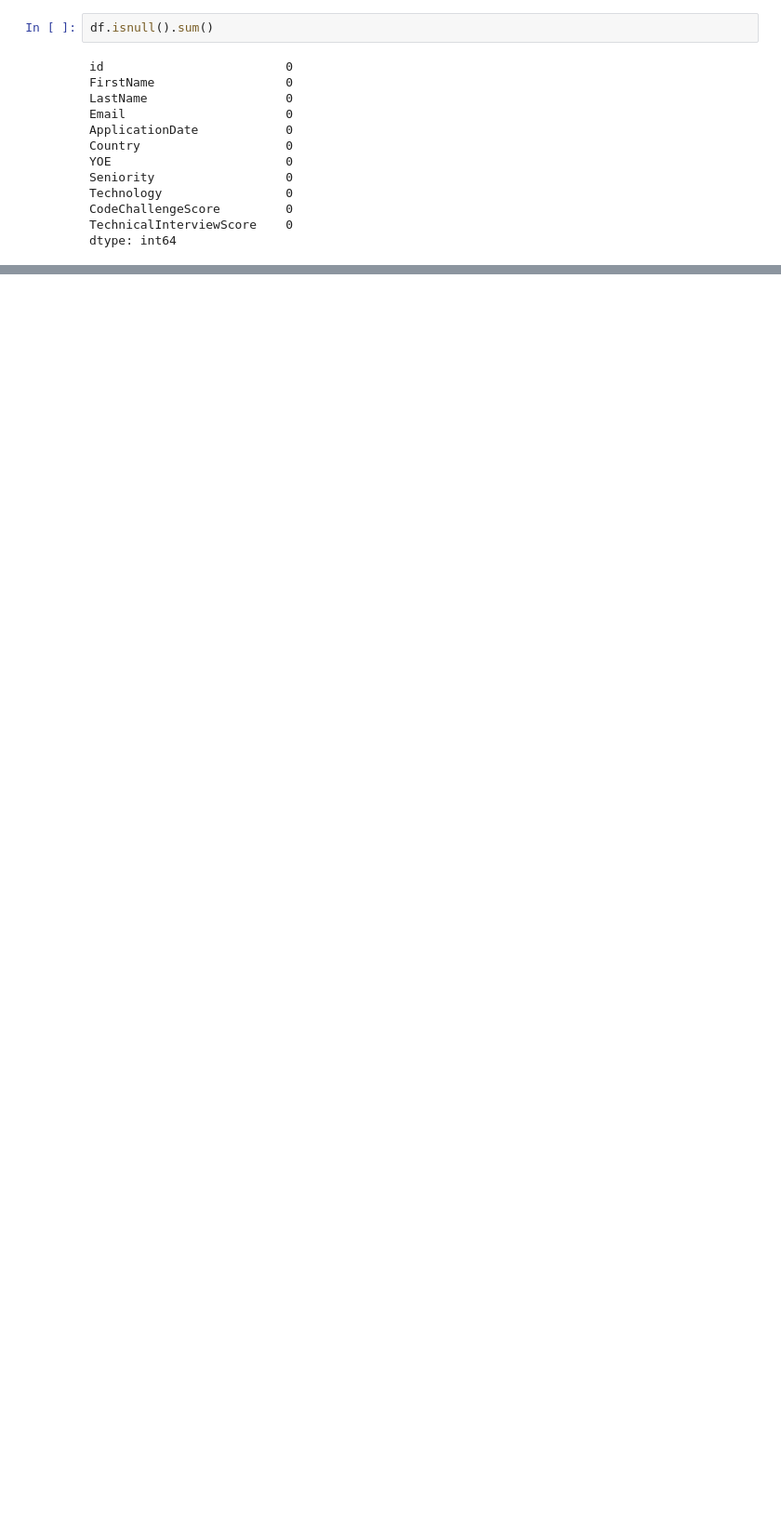
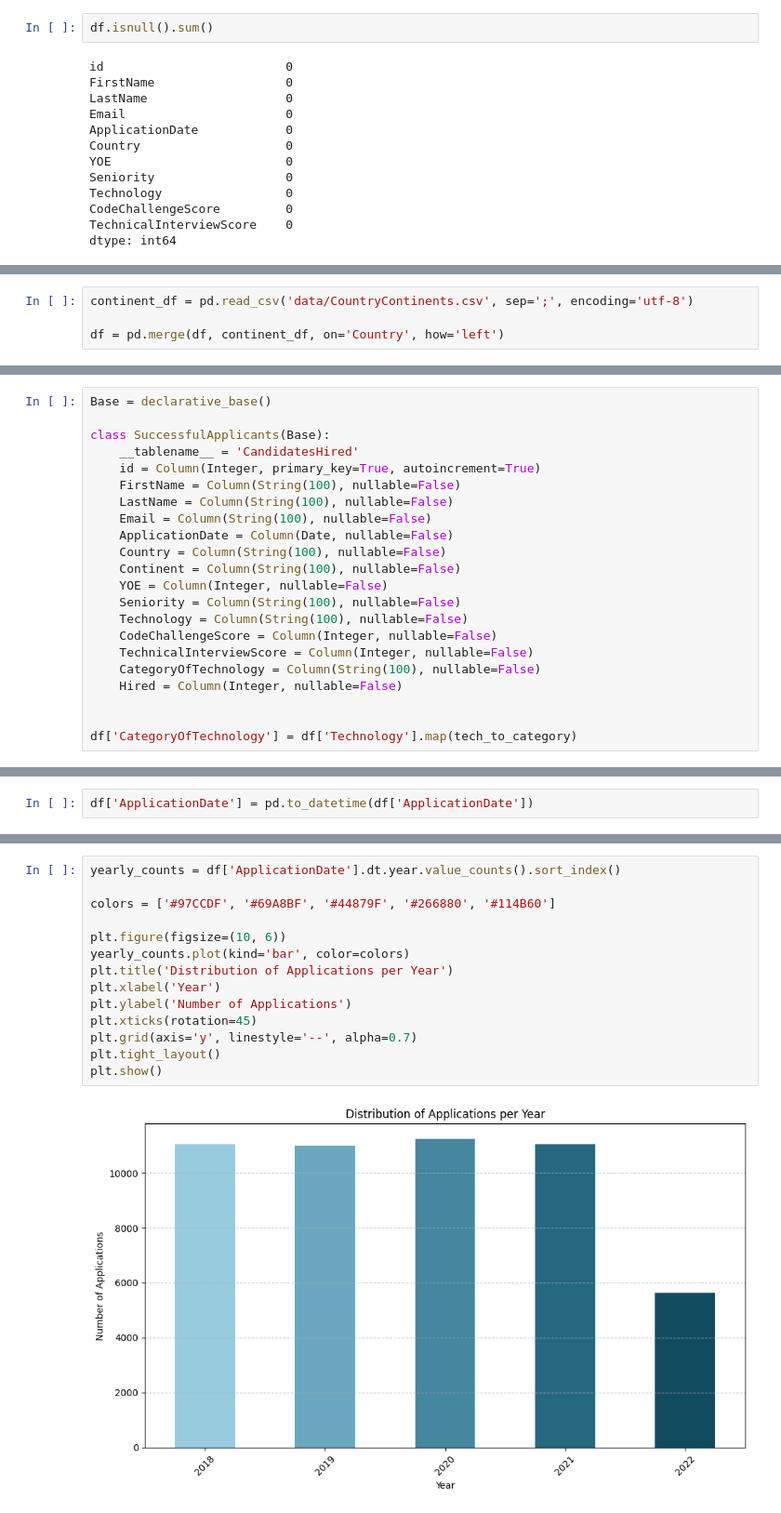
Before and after one commit to MarianaMera12/Workshop-1, a Jupyter notebook: EDA.ipynb, the cells around one changed output, grey strips where cells are left out. Shown at 93% size. Cells and saved outputs as stored; diff of their text form; blank space fills up the shorter version.

```diff
--- a/EDA.ipynb
+++ b/EDA.ipynb
@@ -442,0 +227,4 @@ plt.show()
+# %%
+continent_df = pd.read_csv('data/CountryContinents.csv', sep=';', encoding='utf-8')
+
+df = pd.merge(df, continent_df, on='Country', how='left')
@@ -442,0 +233,22 @@ plt.show()
+# %%
+Base = declarative_base()
+
+class SuccessfulApplicants(Base):
+    __tablename__ = 'CandidatesHired'
+    id = Column(Integer, primary_key=True, autoincrement=True)
+    FirstName = Column(String(100), nullable=False)
+    LastName = Column(String(100), nullable=False)
+    Email = Column(String(100), nullable=False)
+    ApplicationDate = Column(Date, nullable=False)
+    Country = Column(String(100), nullable=False)
+    Continent = Column(String(100), nullable=False)
+    YOE = Column(Integer, nullable=False)
+    Seniority = Column(String(100), nullable=False)
+    Technology = Column(String(100), nullable=False)
+    CodeChallengeScore = Column(Integer, nullable=False)
+    TechnicalInterviewScore = Column(Integer, nullable=False)
+    CategoryOfTechnology = Column(String(100), nullable=False)
+    Hired = Column(Integer, nullable=False)
+
+
+df['CategoryOfTechnology'] = df['Technology'].map(tech_to_category)
@@ -442,0 +330,2 @@ plt.show()
+# %%
+df['ApplicationDate'] = pd.to_datetime(df['ApplicationDate'])
@@ -442,0 +349,16 @@ plt.show()
+# %%
+yearly_counts = df['ApplicationDate'].dt.year.value_counts().sort_index()
+
+colors = ['#97CCDF', '#69A8BF', '#44879F', '#266880', '#114B60']
+
+plt.figure(figsize=(10, 6))
+yearly_counts.plot(kind='bar', color=colors)
+plt.title('Distribution of Applications per Year')
+plt.xlabel('Year')
+plt.ylabel('Number of Applications')
+plt.xticks(rotation=45)
+plt.grid(axis='y', linestyle='--', alpha=0.7)
+plt.tight_layout()
+plt.show()
+# %% [output]
+[figure, added]
```
Also changed, not shown: parts of 101 cells of this notebook, 3 other files.
